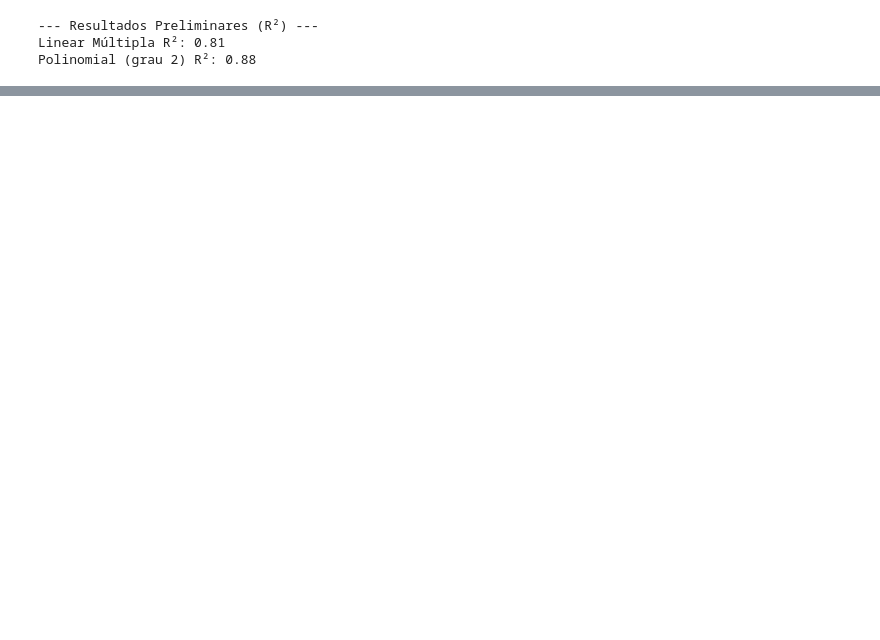
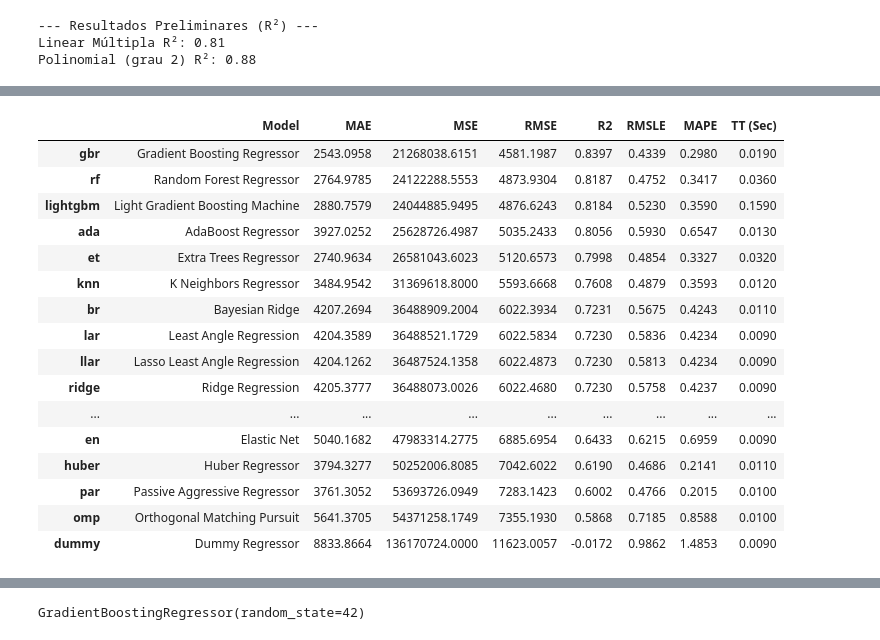
Before and after one commit to davib4d/insurance-data-analysis, a Jupyter notebook: projeto_modelagem.ipynb, the cells around one changed output, grey strips where cells are left out. Drawn from its saved outputs; the diff is of its cells as text; code cells hidden in the pictures; blank space fills up the shorter version.

```diff
--- a/projeto_modelagem.ipynb
+++ b/projeto_modelagem.ipynb
@@ -156,0 +248,4 @@ Polinomial (grau 2) R²: 0.88
+# %%
+best_model = compare_models(sort='R2')
+print(best_model)
+# %% [output]
@@ -156,0 +253,17 @@ Polinomial (grau 2) R²: 0.88
+|  | Model | MAE | MSE | RMSE | R2 | RMSLE | MAPE | TT (Sec) |
+| gbr | Gradient Boosting Regressor | 2543.0958 | 21268038.6151 | 4581.1987 | 0.8397 | 0.4339 | 0.2980 | 0.0190 |
+| rf | Random Forest Regressor | 2764.9785 | 24122288.5553 | 4873.9304 | 0.8187 | 0.4752 | 0.3417 | 0.0360 |
+| lightgbm | Light Gradient Boosting Machine | 2880.7579 | 24044885.9495 | 4876.6243 | 0.8184 | 0.5230 | 0.3590 | 0.1590 |
+| ada | AdaBoost Regressor | 3927.0252 | 25628726.4987 | 5035.2433 | 0.8056 | 0.5930 | 0.6547 | 0.0130 |
+| et | Extra Trees Regressor | 2740.9634 | 26581043.6023 | 5120.6573 | 0.7998 | 0.4854 | 0.3327 | 0.0320 |
+| knn | K Neighbors Regressor | 3484.9542 | 31369618.8000 | 5593.6668 | 0.7608 | 0.4879 | 0.3593 | 0.0120 |
+| br | Bayesian Ridge | 4207.2694 | 36488909.2004 | 6022.3934 | 0.7231 | 0.5675 | 0.4243 | 0.0110 |
+| lar | Least Angle Regression | 4204.3589 | 36488521.1729 | 6022.5834 | 0.7230 | 0.5836 | 0.4234 | 0.0090 |
+| llar | Lasso Least Angle Regression | 4204.1262 | 36487524.1358 | 6022.4873 | 0.7230 | 0.5813 | 0.4234 | 0.0090 |
+| ridge | Ridge Regression | 4205.3777 | 36488073.0026 | 6022.4680 | 0.7230 | 0.5758 | 0.4237 | 0.0090 |
+| ... | ... | ... | ... | ... | ... | ... | ... | ... |
+| en | Elastic Net | 5040.1682 | 47983314.2775 | 6885.6954 | 0.6433 | 0.6215 | 0.6959 | 0.0090 |
+| huber | Huber Regressor | 3794.3277 | 50252006.8085 | 7042.6022 | 0.6190 | 0.4686 | 0.2141 | 0.0110 |
+| par | Passive Aggressive Regressor | 3761.3052 | 53693726.0949 | 7283.1423 | 0.6002 | 0.4766 | 0.2015 | 0.0100 |
+| omp | Orthogonal Matching Pursuit | 5641.3705 | 54371258.1749 | 7355.1930 | 0.5868 | 0.7185 | 0.8588 | 0.0100 |
+| dummy | Dummy Regressor | 8833.8664 | 136170724.0000 | 11623.0057 | -0.0172 | 0.9862 | 1.4853 | 0.0090 |
@@ -156,0 +271 @@ Polinomial (grau 2) R²: 0.88
+GradientBoostingRegressor(random_state=42)
```
Also changed, not shown: parts of 12 cells of this notebook, 1 other file.
